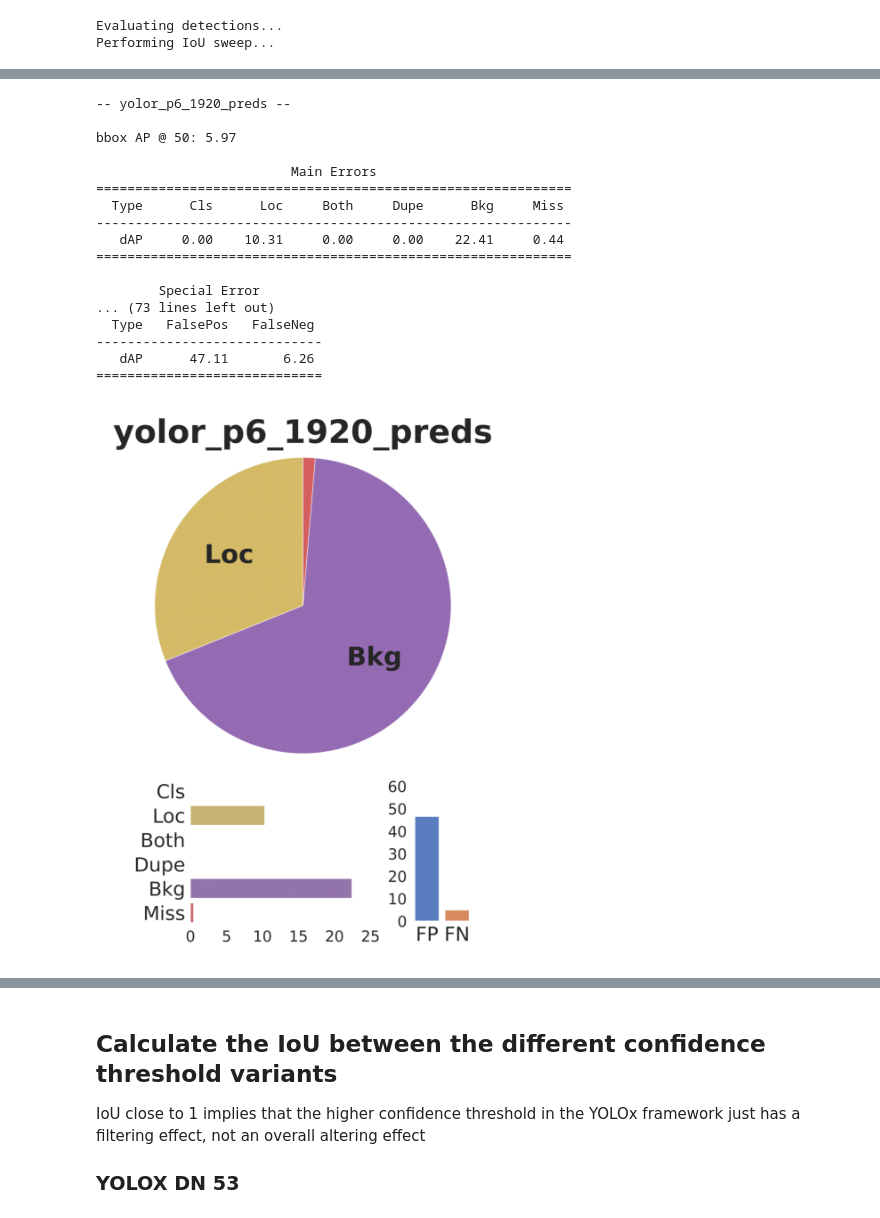
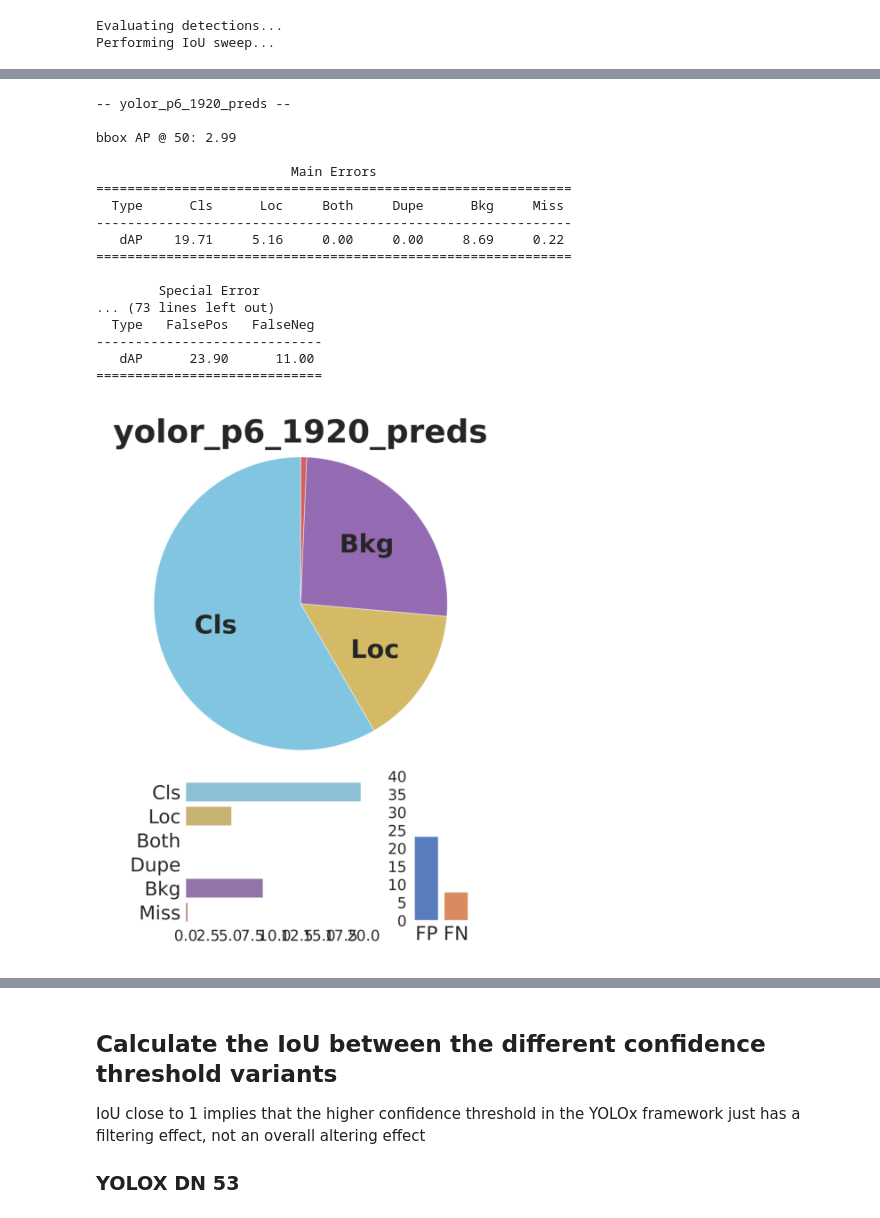
Before and after one commit to the-patpat/RumexWeeds, a Jupyter notebook: tools/evaluate_dataset.ipynb, the cells around one changed output, grey strips where cells are left out. Cells and saved outputs as stored; diff of their text form; code cells hidden in the pictures.

```diff
--- a/tools/evaluate_dataset.ipynb
+++ b/tools/evaluate_dataset.ipynb
@@ -90,25 +105,26 @@ rumex_obs_only_view.match_tags(['test']).export(dataset_type=fo.types.COCODetect
 # %%
 tide = TIDE()
-for pred_file in glob.glob('*preds*.json'):
+for pred_file in glob.glob('*preds.json'):
     tide.evaluate(datasets.COCO("ground_truth_detections.json", "RumexWeeds_test"), datasets.COCO(pred_file), mode=TIDE.BOX)
+
 tide.summarize()
 tide.plot()
 # %% [output]
 -- yolor_p6_1920_preds --
 
-bbox AP @ 50: 5.97
+bbox AP @ 50: 2.99
 
                          Main Errors
 =============================================================
   Type      Cls      Loc     Both     Dupe      Bkg     Miss
 -------------------------------------------------------------
-   dAP     0.00    10.31     0.00     0.00    22.41     0.44
+   dAP    19.71     5.16     0.00     0.00     8.69     0.22
 =============================================================
 
         Special Error
 ... (73 lines left out)
   Type   FalsePos   FalseNeg
 -----------------------------
-   dAP      47.11       6.26
+   dAP      23.90      11.00
 =============================
-[figure, old version]
+[figure, new version]
```
Also changed, not shown: parts of 16 cells of this notebook, 5 other files.
